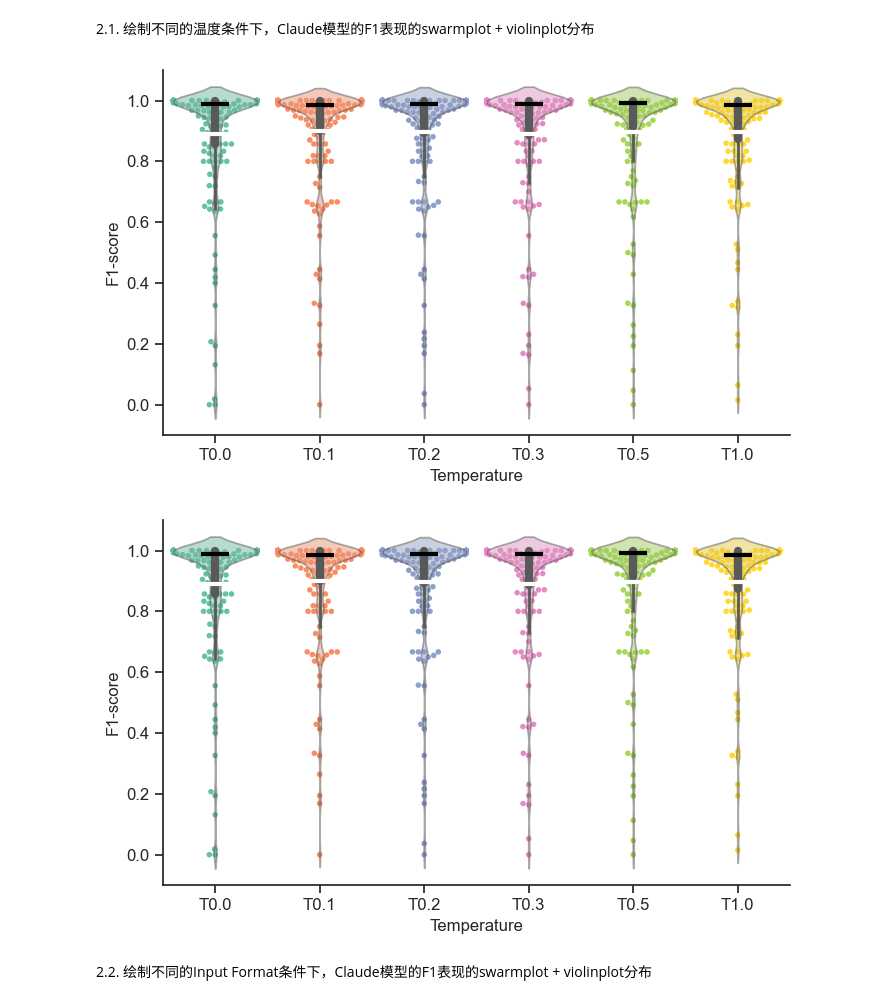
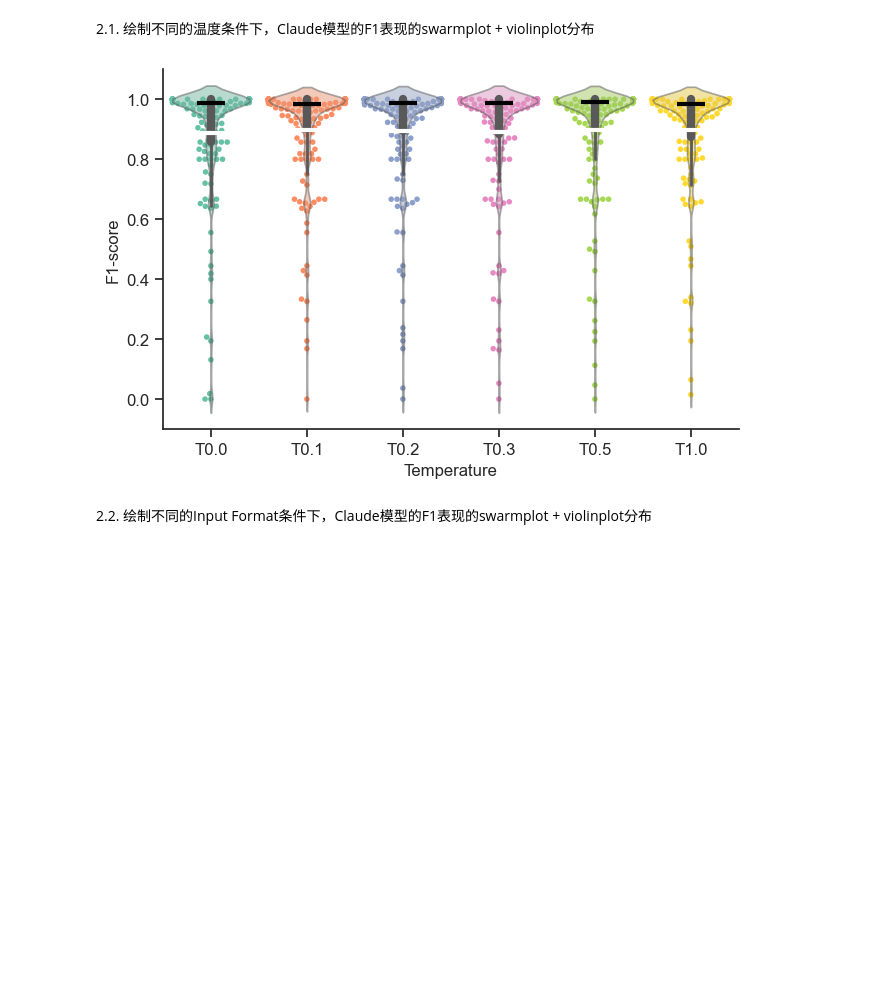
Before and after one commit to JackKuo666/LLM-BioDataExtractor, a Jupyter notebook: analyze_code/analyzing.ipynb, the cells around one changed output. Saved outputs shown, nothing was run; the diff lists cells and outputs as text; code cells hidden in the pictures; blank space fills up the shorter version.

```diff
--- a/analyze_code/analyzing.ipynb
+++ b/analyze_code/analyzing.ipynb
@@ -86,7 +86,7 @@ def process_all_json_in_folder(folder_path):
 # %% [markdown]
 2.0. 基于F1-score数据进行swarmplot + violinplot的画图代码
 # %%
-def plot_f1_swarm(f1_results, title=None, xlabel=None, ylabel=None, category_order=None):
+def plot_f1_swarm(f1_results, title=None, xlabel=None, ylabel=None, category_order=None, color_from_index=0):
     """
     基于F1-score数据进行swarmplot + violinplot
     参数：
@@ -105,14 +105,18 @@ def plot_f1_swarm(f1_results, title=None, xlabel=None, ylabel=None, category_ord
     # 调整边距
     plt.subplots_adjust(left=0.1, right=0.9, top=0.9, bottom=0.1)
 
+    # palette
+    palette = sns.color_palette('Set2')
+    c_palette = palette[color_from_index:]
+
     # violin plot
     sns.violinplot(x='file', y='F1', data=f1_results, hue='file', legend=False,
-                   palette='Set2', bw_adjust=.3, alpha=0.5,
+                   palette=c_palette, bw_adjust=.3, alpha=0.5,
                    inner_kws=dict(box_width=6, whis_width=2), zorder=2)
 
     # swarm plot
     sns.swarmplot(x='file', y='F1', data=f1_results, hue='file', legend=False,
-                  palette='Set2', size=4, zorder=1)
+                  palette=c_palette, size=4, zorder=1)
 
     # 中位数点
     sns.pointplot(
@@ -154,10 +158,9 @@ def plot_f1_swarm(f1_results, title=None, xlabel=None, ylabel=None, category_ord
 # %%
 folder_path = 'data/params_temper_data_claude/'
 f1_results = process_all_json_in_folder(folder_path)
-plot_f1_swarm(f1_results, xlabel='Temperature', ylabel='F1-score')
+fig = plot_f1_swarm(f1_results, xlabel='Temperature', ylabel='F1-score')
 # %% [output]
-[figure, old version]
+[figure, new version]
-[figure, removed]
 # %% [markdown]
 2.2. 绘制不同的Input Format条件下，Claude模型的F1表现的swarmplot + violinplot分布
 # %%
```
Also changed, not shown: parts of 29 cells of this notebook.
